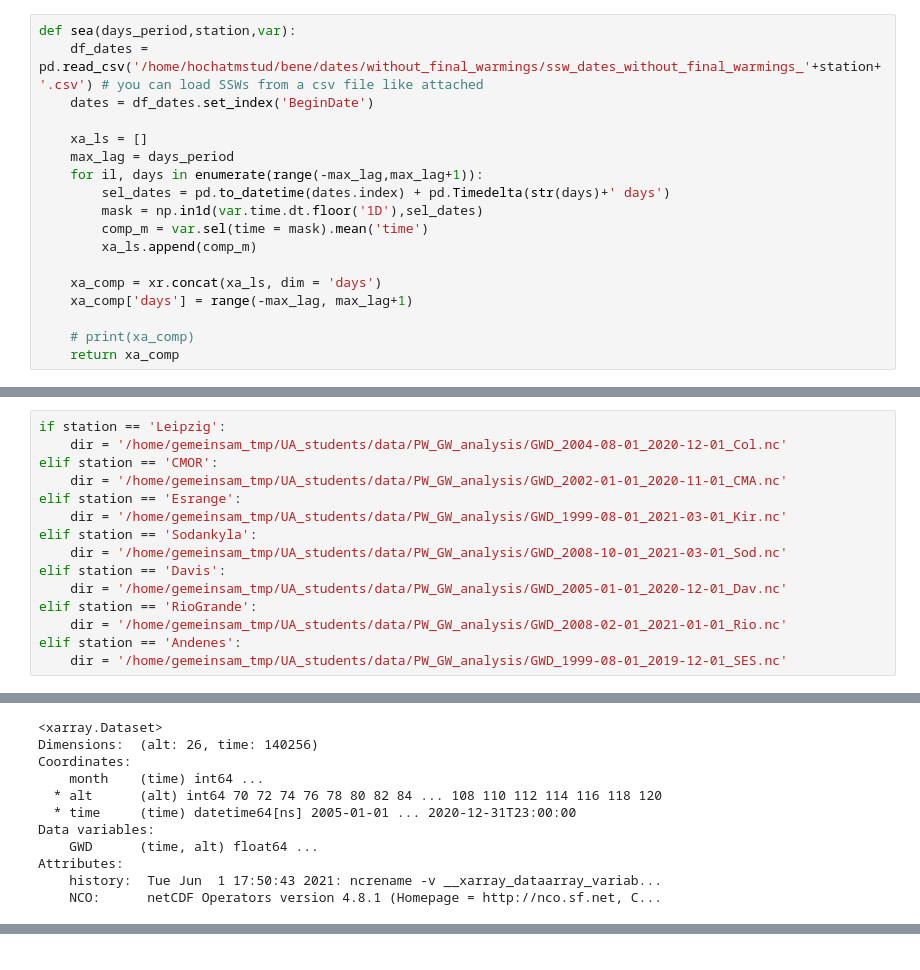
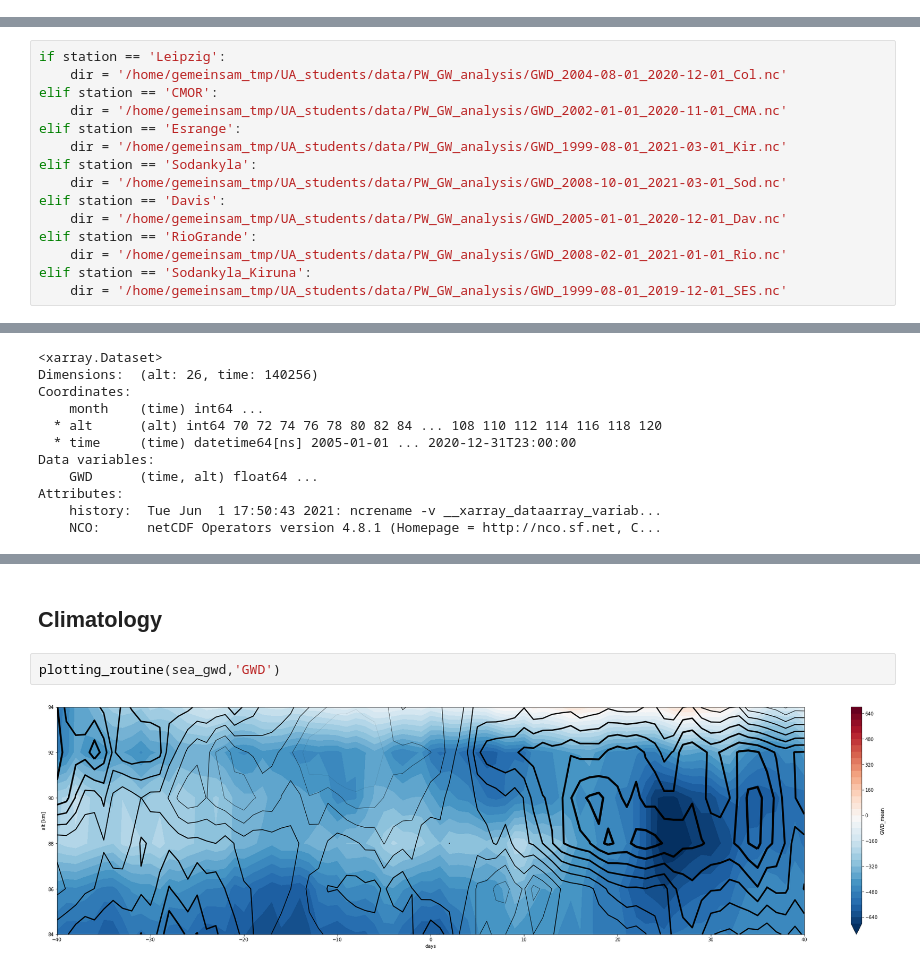
Before and after one commit to VACILT/SSW_project, a Jupyter notebook: GWD_analysis_Davis.ipynb, the cells around one changed output, grey strips where cells are left out. Drawn from its saved outputs; the diff is of its cells as text.

```diff
--- a/GWD_analysis_Davis.ipynb
+++ b/GWD_analysis_Davis.ipynb
@@ -20,18 +11,0 @@ def anomalie(step,var):
-# %%
-def sea(days_period,station,var):
-    df_dates = pd.read_csv('/home/hochatmstud/bene/dates/without_final_warmings/ssw_dates_without_final_warmings_'+station+'.csv') # you can load SSWs from a csv file like attached
-    dates = df_dates.set_index('BeginDate')
-
-    xa_ls = []
-    max_lag = days_period
-    for il, days in enumerate(range(-max_lag,max_lag+1)):
-        sel_dates = pd.to_datetime(dates.index) + pd.Timedelta(str(days)+' days')
-        mask = np.in1d(var.time.dt.floor('1D'),sel_dates)
-        comp_m = var.sel(time = mask).mean('time')
-        xa_ls.append(comp_m)
-
-    xa_comp = xr.concat(xa_ls, dim = 'days')
-    xa_comp['days'] = range(-max_lag, max_lag+1)
-
-    # print(xa_comp)
-    return xa_comp
@@ -55,7 +27,7 @@ elif station == 'Davis':
     dir = '/home/gemeinsam_tmp/UA_students/data/PW_GW_analysis/GWD_2005-01-01_2020-12-01_Dav.nc'
 elif station == 'RioGrande':
     dir = '/home/gemeinsam_tmp/UA_students/data/PW_GW_analysis/GWD_2008-02-01_2021-01-01_Rio.nc'
-elif station == 'Andenes':
+elif station == 'Sodankyla_Kiruna':
     dir = '/home/gemeinsam_tmp/UA_students/data/PW_GW_analysis/GWD_1999-08-01_2019-12-01_SES.nc'
 # %%
 ds=xr.open_dataset(dir)
@@ -87,0 +55,6 @@ sea_gwd.sel(alt = slice(70,110)).plot(x='days',robust=True)
+# %% [markdown]
+## Climatology
+# %%
+plotting_routine(sea_gwd,'GWD')
+# %% [output]
+[figure, added]
```
Also changed, not shown: parts of 13 cells of this notebook, 8 other files.
